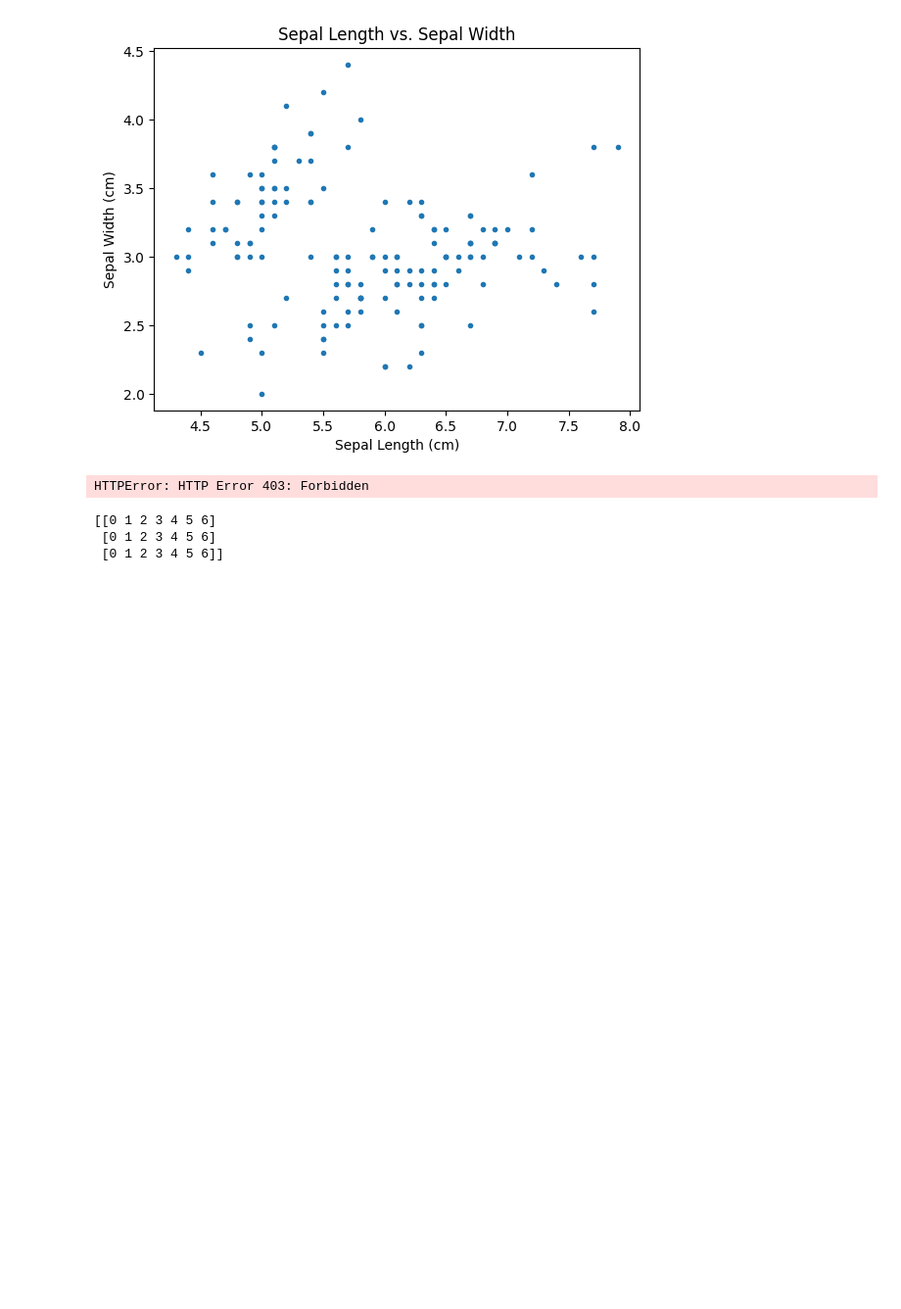
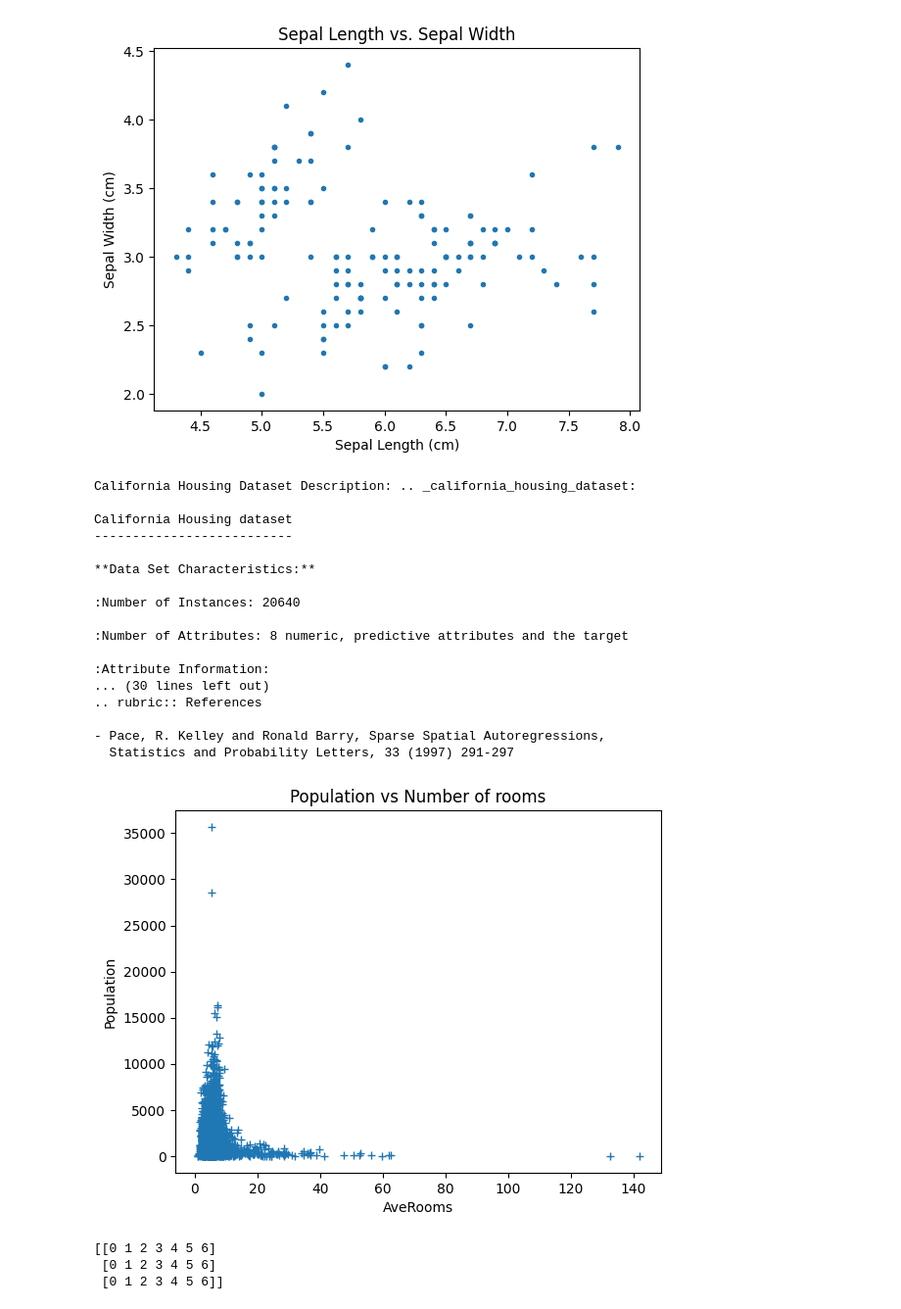
Before and after one commit to mwalczyk81/school, a Jupyter notebook: Python/Data Wrangling/assignment2.ipynb, the cells around one changed output. Shown at 98% size. Cells and saved outputs as stored; diff of their text form; code cells hidden in the pictures; blank space fills up the shorter version.

```diff
--- a/Python/Data Wrangling/assignment2.ipynb
+++ b/Python/Data Wrangling/assignment2.ipynb
@@ -94,33 +94,43 @@ Iris plants dataset
 
 |details-end|
 [figure]
-# %%
-# Load the California housing dataset
-california = fetch_california_housing(download_if_missing=True)
-
-# Print the description of the dataset
-print(f"California Housing Dataset Description: {california.DESCR}")
-
-# Convert the dataset to a DataFrame for easier manipulation
-california_df = pd.DataFrame(data=california.data, columns=california.feature_names)
-
-# Plot column 3 (proportion of non-retail business) as x and column 5 (nitric oxide concentration) as y
-# Using the feature names from the dataset documentation, assuming columns are 0-indexed.
-x = california_df.iloc[:, 2]  # Column 3: 'AveOccup' (proportion of non-retail business)
-y = california_df.iloc[:, 4]  # Column 5: 'AveRooms' (assuming nitric oxide concentration for the task)
-
-# Plot the data with '+' markers
-plt.plot(x, y, '+')
-
-# Setting the plot title and axis labels
-plt.title('Proportion of Non-Retail Business (Column 3) vs Nitric Oxide Concentration (Column 5)')
-plt.xlabel('Proportion of Non-Retail Business')
-plt.ylabel('Nitric Oxide Concentration')
-
-# Display the plot
-plt.show()
-# %% [output]
-HTTPError: HTTP Error 403: Forbidden
+# %%
+california = fetch_california_housing()
+
+print(f"California Housing Dataset Description: {california.DESCR}")
+
+california_df = pd.DataFrame(data=california.data, columns=california.feature_names)
+
+# Get the third and fifth columns. 0 Based index so it will be 2 and 4....not the best plot but wanted to follow the question still
+x = california_df.iloc[:, 2]
+y = california_df.iloc[:, 4]
+
+# Make sure it has the +
+plt.plot(x, y, "+")
+
+plt.title("Population vs Average number of rooms")
+plt.xlabel(california.feature_names[2])
+plt.ylabel(california.feature_names[4])
+plt.show()
+# %% [output]
+California Housing Dataset Description: .. _california_housing_dataset:
+
+California Housing dataset
+--------------------------
+
+**Data Set Characteristics:**
+
+:Number of Instances: 20640
+
+:Number of Attributes: 8 numeric, predictive attributes and the target
+
+:Attribute Information:
+... (30 lines left out)
+.. rubric:: References
+
+- Pace, R. Kelley and Ronald Barry, Sparse Spatial Autoregressions,
+  Statistics and Probability Letters, 33 (1997) 291-297
+[figure, added]
 # %%
 # Creating a 2D numpy array
 multi_dimensional_array = np.array([np.arange(7), np.arange(7), np.arange(7)])
```
Also changed, not shown: parts of 4 cells of this notebook, 11 other files.
